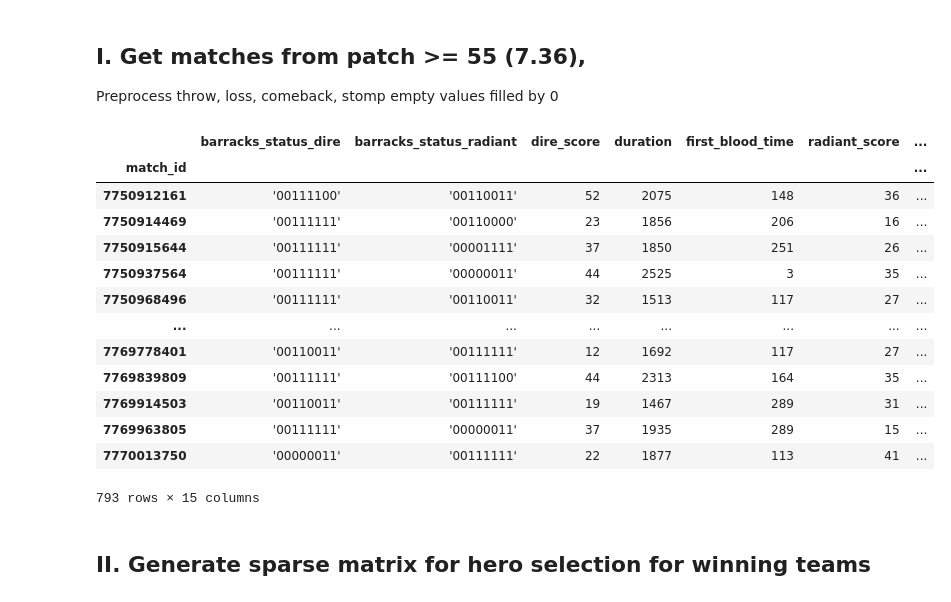
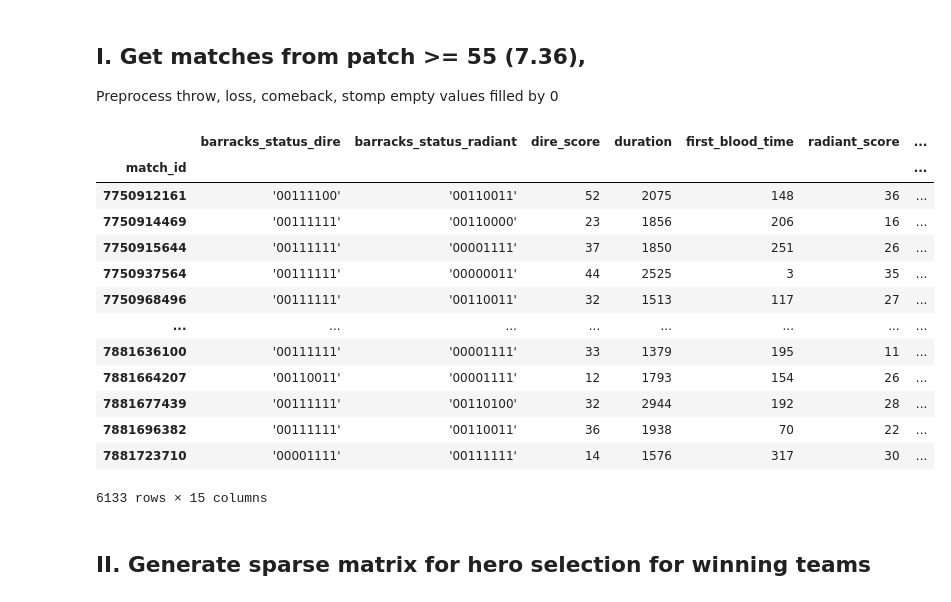
Before and after one commit to DevDords/LT2_DMW2_CaptainsMode, a Jupyter notebook: 1. preprocess.ipynb, the cells around one changed output. Drawn from its saved outputs; the diff is of its cells as text; code cells hidden in the pictures.

```diff
--- a/1. preprocess.ipynb
+++ b/1. preprocess.ipynb
@@ -34,21 +47,24 @@ def read_metadata(csv_path):
-# %%
-dota_df = read_metadata('./data/202405/main_metadata.csv/main_metadata.csv')
-dota_df
-# %% [output]
-|  | barracks_status_dire | barracks_status_radiant | dire_score | duration | first_blood_time | radiant_score | ... |
-| match_id |  |  |  |  |  |  | ... |
-| 7750912161 | '00111100' | '00110011' | 52 | 2075 | 148 | 36 | ... |
-| 7750914469 | '00111111' | '00110000' | 23 | 1856 | 206 | 16 | ... |
-| 7750915644 | '00111111' | '00001111' | 37 | 1850 | 251 | 26 | ... |
-| 7750937564 | '00111111' | '00000011' | 44 | 2525 | 3 | 35 | ... |
-| 7750968496 | '00111111' | '00110011' | 32 | 1513 | 117 | 27 | ... |
-| ... | ... | ... | ... | ... | ... | ... | ... |
-| 7769778401 | '00110011' | '00111111' | 12 | 1692 | 117 | 27 | ... |
-| 7769839809 | '00111111' | '00111100' | 44 | 2313 | 164 | 35 | ... |
-| 7769914503 | '00110011' | '00111111' | 19 | 1467 | 289 | 31 | ... |
-| 7769963805 | '00111111' | '00000011' | 37 | 1935 | 289 | 15 | ... |
-| 7770013750 | '00000011' | '00111111' | 22 | 1877 | 113 | 41 | ... |
-793 rows × 15 columns
+# %%
+patch_folders = ['202405', '202406', '202407', '202408']
+patch_to_read = [f'./data/{patch}/main_metadata.csv/main_metadata.csv' for patch in patch_folders]
+
+dota_df = read_metadata(patch_to_read)
+dota_df
+# %% [output]
+|  | barracks_status_dire | barracks_status_radiant | dire_score | duration | first_blood_time | radiant_score | ... |
+| match_id |  |  |  |  |  |  | ... |
+| 7750912161 | '00111100' | '00110011' | 52 | 2075 | 148 | 36 | ... |
+| 7750914469 | '00111111' | '00110000' | 23 | 1856 | 206 | 16 | ... |
+| 7750915644 | '00111111' | '00001111' | 37 | 1850 | 251 | 26 | ... |
+| 7750937564 | '00111111' | '00000011' | 44 | 2525 | 3 | 35 | ... |
+| 7750968496 | '00111111' | '00110011' | 32 | 1513 | 117 | 27 | ... |
+| ... | ... | ... | ... | ... | ... | ... | ... |
+| 7881636100 | '00111111' | '00001111' | 33 | 1379 | 195 | 11 | ... |
+| 7881664207 | '00110011' | '00001111' | 12 | 1793 | 154 | 26 | ... |
+| 7881677439 | '00111111' | '00110100' | 32 | 2944 | 192 | 28 | ... |
+| 7881696382 | '00111111' | '00110011' | 36 | 1938 | 70 | 22 | ... |
+| 7881723710 | '00001111' | '00111111' | 14 | 1576 | 317 | 30 | ... |
+6133 rows × 15 columns
 # %% [markdown]
 ## II. Generate sparse matrix for hero selection for winning teams
 # %%
```
Also changed, not shown: parts of 8 cells of this notebook.
